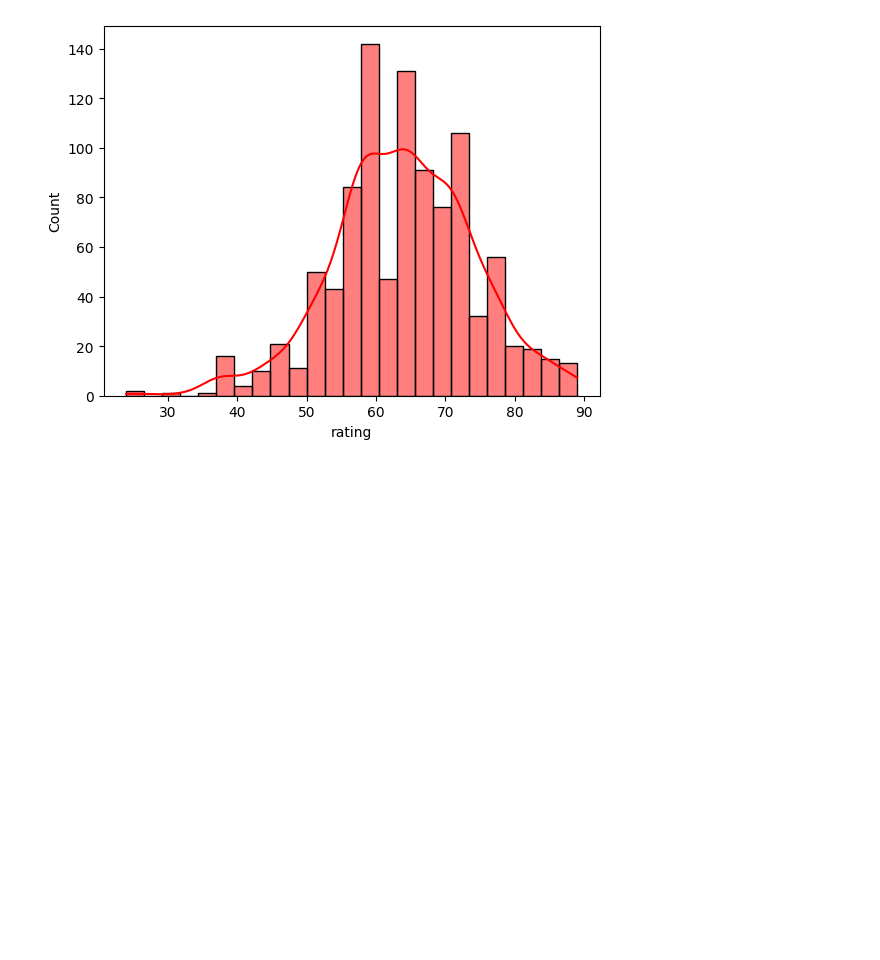
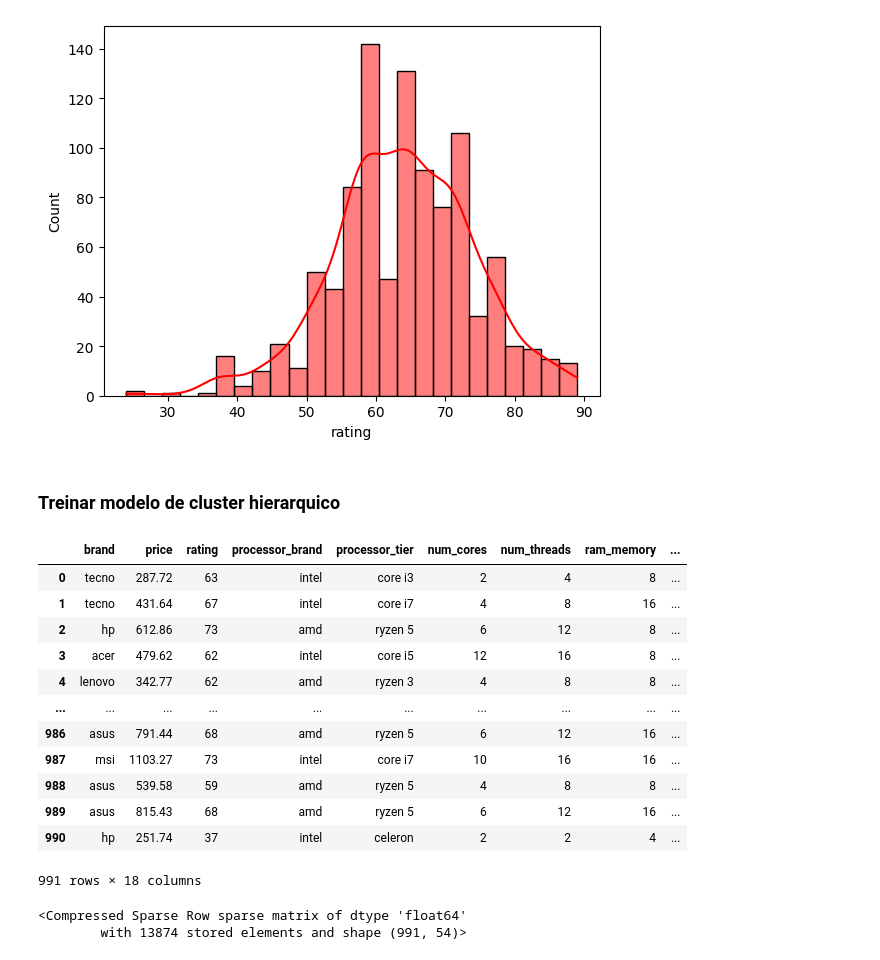
Before and after one commit to gcoelho3008/projeto_loja_laptop, a Jupyter notebook: clusterizacao_laptop.ipynb, the cells around one changed output. Cells and saved outputs as stored; diff of their text form; code cells hidden in the pictures; blank space fills up the shorter version.

Commit message:
treinar o modelo

```diff
--- a/clusterizacao_laptop.ipynb
+++ b/clusterizacao_laptop.ipynb
@@ -122,3 +122,27 @@ px.box(df_laptops, x='rating', y='brand', color='brand')
 # %%
 # Scatter plot entre Price e Rating
 px.scatter(df_laptops, x='price', y='rating', color='brand')
+# %% [markdown]
+### Treinar modelo de cluster hierarquico
+# %%
+# Seleconar as colunas para o clustering
+X = df_laptops.copy()
+
+# Remover colunas desnecessárias
+X.drop(columns=['index', 'model'], axis=1, inplace=True)
+# %%
+X
+# %% [output]
+|  | brand | price | rating | processor_brand | processor_tier | num_cores | num_threads | ram_memory | ... |
+| 0 | tecno | 287.72 | 63 | intel | core i3 | 2 | 4 | 8 | ... |
+| 1 | tecno | 431.64 | 67 | intel | core i7 | 4 | 8 | 16 | ... |
+| 2 | hp | 612.86 | 73 | amd | ryzen 5 | 6 | 12 | 8 | ... |
+| 3 | acer | 479.62 | 62 | intel | core i5 | 12 | 16 | 8 | ... |
+| 4 | lenovo | 342.77 | 62 | amd | ryzen 3 | 4 | 8 | 8 | ... |
+| ... | ... | ... | ... | ... | ... | ... | ... | ... | ... |
+| 986 | asus | 791.44 | 68 | amd | ryzen 5 | 6 | 12 | 16 | ... |
+| 987 | msi | 1103.27 | 73 | intel | core i7 | 10 | 16 | 16 | ... |
+| 988 | asus | 539.58 | 59 | amd | ryzen 5 | 4 | 8 | 8 | ... |
+| 989 | asus | 815.43 | 68 | amd | ryzen 5 | 6 | 12 | 16 | ... |
+| 990 | hp | 251.74 | 37 | intel | celeron | 2 | 2 | 4 | ... |
+991 rows × 18 columns
@@ -124,0 +168,5 @@ px.scatter(df_laptops, x='price', y='rating', color='brand')
+# %%
+X_transformed
+# %% [output]
+<Compressed Sparse Row sparse matrix of dtype 'float64'
+        with 13874 stored elements and shape (991, 54)>
```
Also changed, not shown: parts of 5 cells of this notebook.
